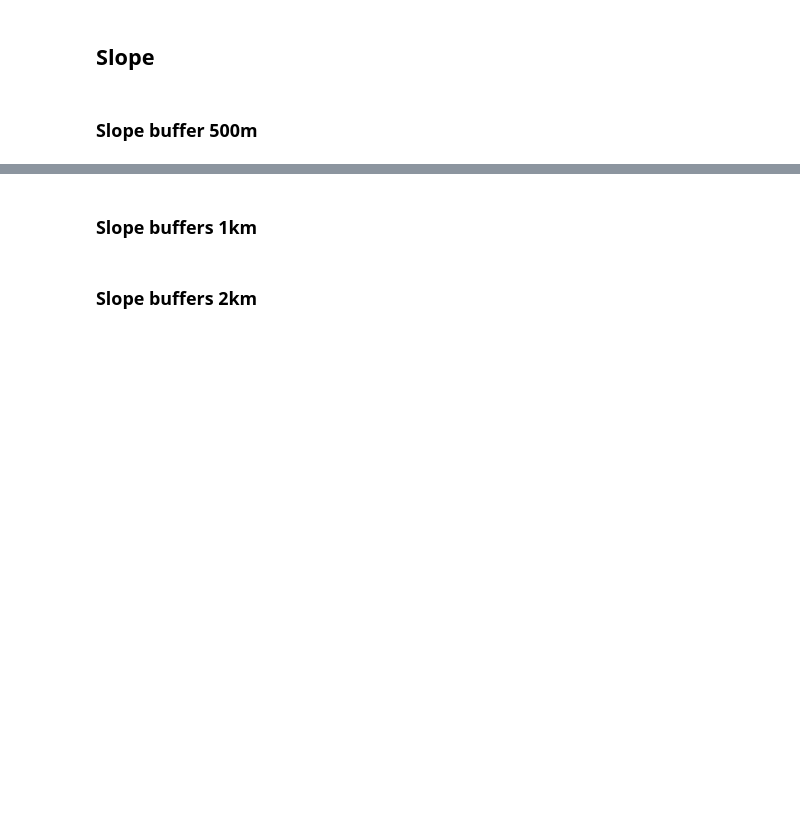
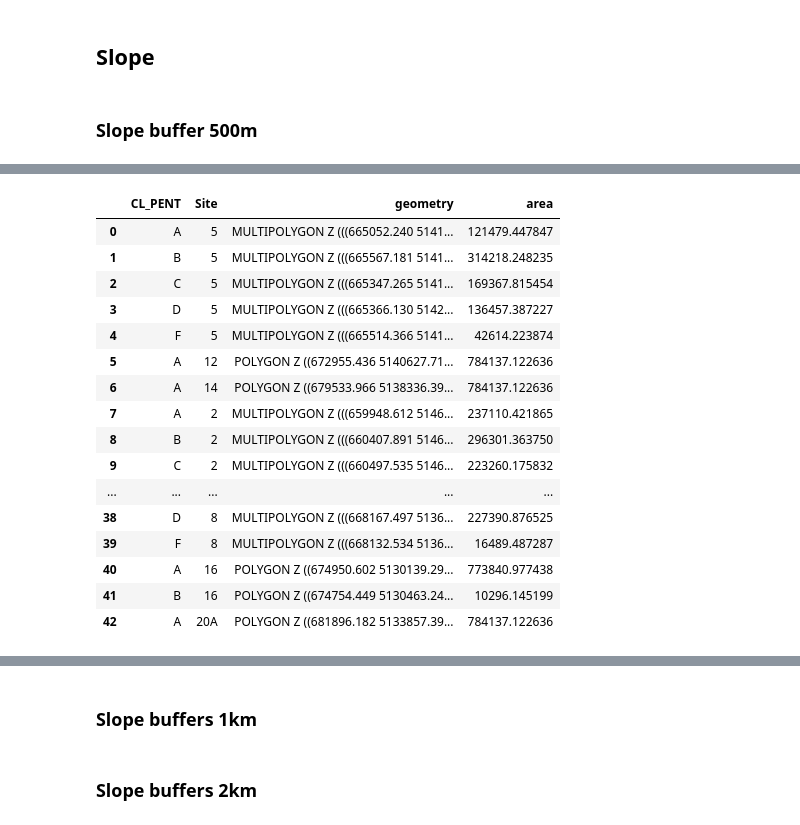
Before and after one commit to tofunori/Multi-buffers-data-extraction, a Jupyter notebook: multi_buffers.ipynb, the cells around one changed output, grey strips where cells are left out. Drawn from its saved outputs; the diff is of its cells as text; code cells hidden in the pictures; blank space fills up the shorter version.

```diff
--- a/multi_buffers.ipynb
+++ b/multi_buffers.ipynb
@@ -369,3 +442,23 @@ slope
+# %%
+slope_500m_gdf['Site']
+# %% [output]
+|  | CL_PENT | Site | geometry | area |
+| 0 | A | 5 | MULTIPOLYGON Z (((665052.240 5141... | 121479.447847 |
+| 1 | B | 5 | MULTIPOLYGON Z (((665567.181 5141... | 314218.248235 |
+| 2 | C | 5 | MULTIPOLYGON Z (((665347.265 5141... | 169367.815454 |
+| 3 | D | 5 | MULTIPOLYGON Z (((665366.130 5142... | 136457.387227 |
+| 4 | F | 5 | MULTIPOLYGON Z (((665514.366 5141... | 42614.223874 |
+| 5 | A | 12 | POLYGON Z ((672955.436 5140627.71... | 784137.122636 |
+| 6 | A | 14 | POLYGON Z ((679533.966 5138336.39... | 784137.122636 |
+| 7 | A | 2 | MULTIPOLYGON Z (((659948.612 5146... | 237110.421865 |
+| 8 | B | 2 | MULTIPOLYGON Z (((660407.891 5146... | 296301.363750 |
+| 9 | C | 2 | MULTIPOLYGON Z (((660497.535 5146... | 223260.175832 |
+| ... | ... | ... | ... | ... |
+| 38 | D | 8 | MULTIPOLYGON Z (((668167.497 5136... | 227390.876525 |
+| 39 | F | 8 | MULTIPOLYGON Z (((668132.534 5136... | 16489.487287 |
+| 40 | A | 16 | POLYGON Z ((674950.602 5130139.29... | 773840.977438 |
+| 41 | B | 16 | POLYGON Z ((674754.449 5130463.24... | 10296.145199 |
+| 42 | A | 20A | POLYGON Z ((681896.182 5133857.39... | 784137.122636 |
 # %%
 import geopandas as gpd
 import pandas as pd
```
Also changed, not shown: parts of 15 cells of this notebook, 1 other file.
